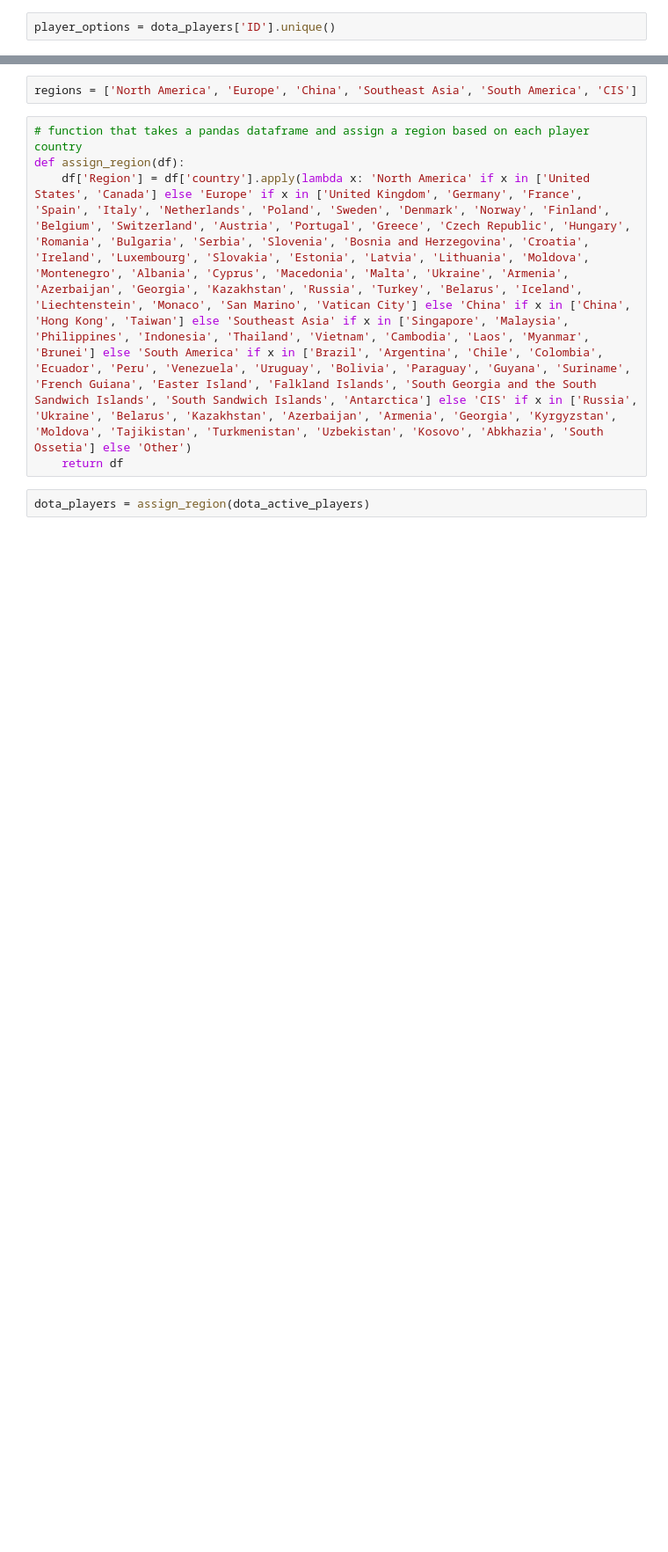
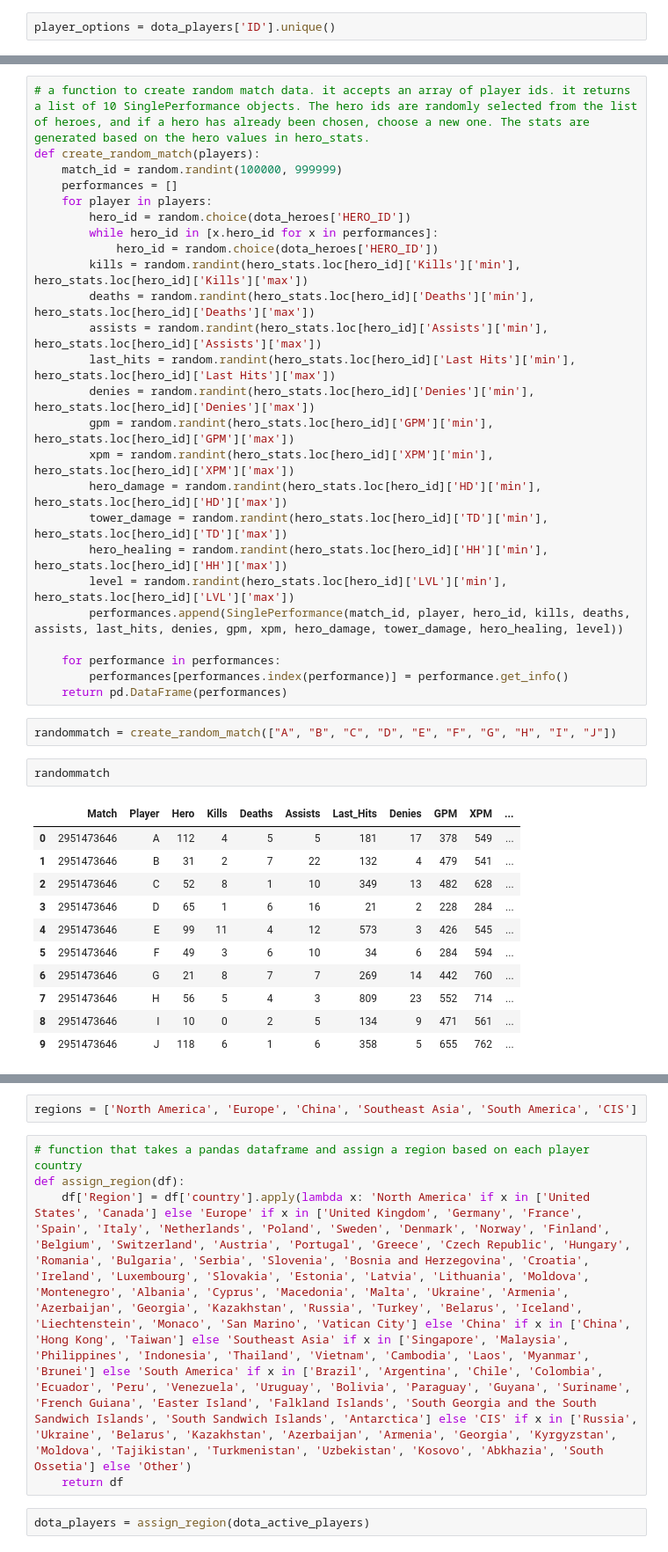
Before and after one commit to cake-dev/DatabaseProjects, a Jupyter notebook: dotadata_notebook.ipynb, the cells around one changed output, grey strips where cells are left out. Shown: that part at 88% size. Cells and saved outputs as stored; diff of their text form; blank space fills up the shorter version.

```diff
--- a/dotadata_notebook.ipynb
+++ b/dotadata_notebook.ipynb
@@ -238,0 +136,41 @@ sp.get_info()
+# %%
+# a function to create random match data. it accepts an array of player ids. it returns a list of 10 SinglePerformance objects. The hero ids are randomly selected from the list of heroes, and if a hero has already been chosen, choose a new one. The stats are generated based on the hero values in hero_stats.
+def create_random_match(players):
+    match_id = random.randint(100000, 999999)
+    performances = []
+    for player in players:
+        hero_id = random.choice(dota_heroes['HERO_ID'])
+        while hero_id in [x.hero_id for x in performances]:
+            hero_id = random.choice(dota_heroes['HERO_ID'])
+        kills = random.randint(hero_stats.loc[hero_id]['Kills']['min'], hero_stats.loc[hero_id]['Kills']['max'])
+        deaths = random.randint(hero_stats.loc[hero_id]['Deaths']['min'], hero_stats.loc[hero_id]['Deaths']['max'])
+        assists = random.randint(hero_stats.loc[hero_id]['Assists']['min'], hero_stats.loc[hero_id]['Assists']['max'])
+        last_hits = random.randint(hero_stats.loc[hero_id]['Last Hits']['min'], hero_stats.loc[hero_id]['Last Hits']['max'])
+        denies = random.randint(hero_stats.loc[hero_id]['Denies']['min'], hero_stats.loc[hero_id]['Denies']['max'])
+        gpm = random.randint(hero_stats.loc[hero_id]['GPM']['min'], hero_stats.loc[hero_id]['GPM']['max'])
+        xpm = random.randint(hero_stats.loc[hero_id]['XPM']['min'], hero_stats.loc[hero_id]['XPM']['max'])
+        hero_damage = random.randint(hero_stats.loc[hero_id]['HD']['min'], hero_stats.loc[hero_id]['HD']['max'])
+        tower_damage = random.randint(hero_stats.loc[hero_id]['TD']['min'], hero_stats.loc[hero_id]['TD']['max'])
+        hero_healing = random.randint(hero_stats.loc[hero_id]['HH']['min'], hero_stats.loc[hero_id]['HH']['max'])
+        level = random.randint(hero_stats.loc[hero_id]['LVL']['min'], hero_stats.loc[hero_id]['LVL']['max'])
+        performances.append(SinglePerformance(match_id, player, hero_id, kills, deaths, assists, last_hits, denies, gpm, xpm, hero_damage, tower_damage, hero_healing, level))
+
+    for performance in performances:
+        performances[performances.index(performance)] = performance.get_info()
+    return pd.DataFrame(performances)
+# %%
+randommatch = create_random_match(["A", "B", "C", "D", "E", "F", "G", "H", "I", "J"])
+# %%
+randommatch
+# %% [output]
+|  | Match | Player | Hero | Kills | Deaths | Assists | Last_Hits | Denies | GPM | XPM | ... |
+| 0 | 2951473646 | A | 112 | 4 | 5 | 5 | 181 | 17 | 378 | 549 | ... |
+| 1 | 2951473646 | B | 31 | 2 | 7 | 22 | 132 | 4 | 479 | 541 | ... |
+| 2 | 2951473646 | C | 52 | 8 | 1 | 10 | 349 | 13 | 482 | 628 | ... |
+| 3 | 2951473646 | D | 65 | 1 | 6 | 16 | 21 | 2 | 228 | 284 | ... |
+| 4 | 2951473646 | E | 99 | 11 | 4 | 12 | 573 | 3 | 426 | 545 | ... |
+| 5 | 2951473646 | F | 49 | 3 | 6 | 10 | 34 | 6 | 284 | 594 | ... |
+| 6 | 2951473646 | G | 21 | 8 | 7 | 7 | 269 | 14 | 442 | 760 | ... |
+| 7 | 2951473646 | H | 56 | 5 | 4 | 3 | 809 | 23 | 552 | 714 | ... |
+| 8 | 2951473646 | I | 10 | 0 | 2 | 5 | 134 | 9 | 471 | 561 | ... |
+| 9 | 2951473646 | J | 118 | 6 | 1 | 6 | 358 | 5 | 655 | 762 | ... |
```
Also changed, not shown: parts of 17 cells of this notebook, 2 other files.
